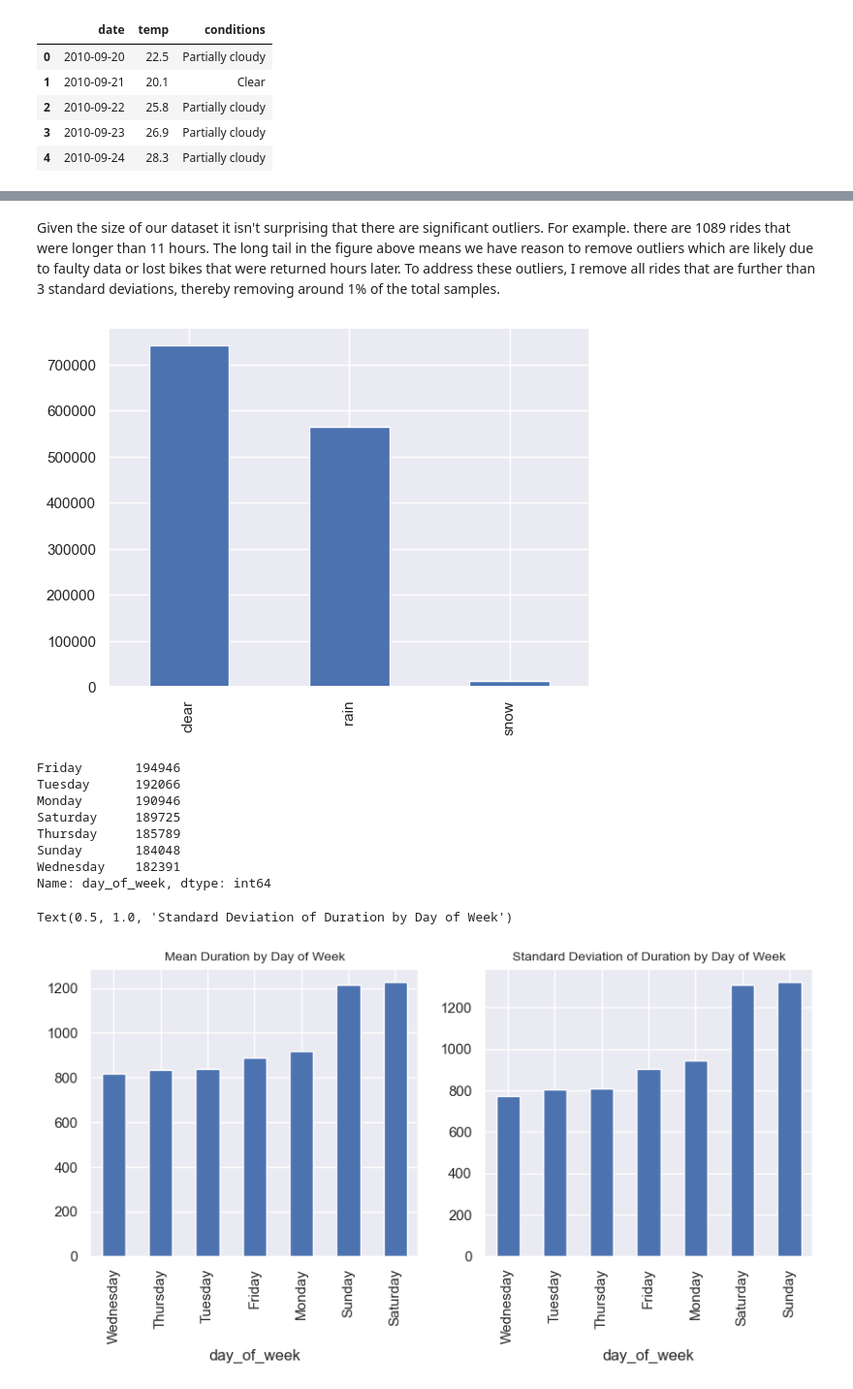
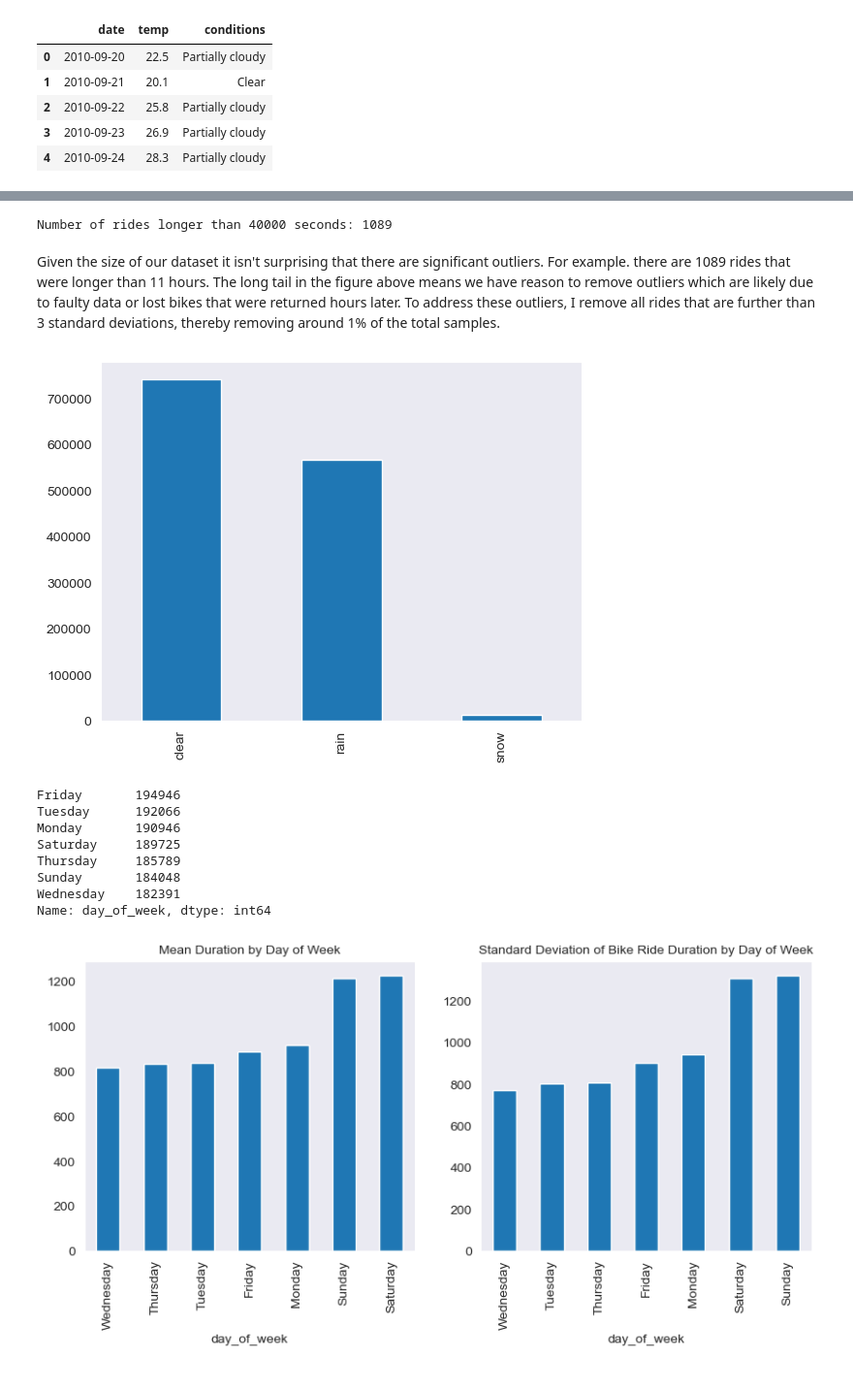
Before and after one commit to GabeNicholson/Predicting-Bikepath-Changes-With-FDR-Control, a Jupyter notebook: (1) data_exploration.ipynb, the cells around one changed output, grey strips where cells are left out. Shown at 97% size. Cells and saved outputs as stored; diff of their text form; code cells hidden in the pictures.

```diff
--- a/(1) data_exploration.ipynb
+++ b/(1) data_exploration.ipynb
@@ -3,8 +3,10 @@ import requests
 from zipfile import ZipFile
 import numpy as np
 import pandas as pd
-import seaborn as sns; sns.set()
 import matplotlib.pyplot as plt
+import seaborn as sns
+sns.set_style('dark')
+%matplotlib inline
 # %% [markdown]
 # Explain dataset and where it comes from and why it is important.
 # %%
@@ -98,3 +96,7 @@ np.sum(df['duration'] > 40000)
+# %%
+print(f"Number of rides longer than 40000 seconds: {np.sum(df['duration'] > 40000)}")
+# %% [output]
+Number of rides longer than 40000 seconds: 1089
 # %% [markdown]
 Given the size of our dataset it isn't surprising that there are significant outliers. For example. there are 1089 rides that were longer than 11 hours. The long tail in the figure above means we have reason to remove outliers which are likely due to faulty data or lost bikes that were returned hours later. To address these outliers, I remove all rides that are further than 3 standard deviations, thereby removing around 1% of the total samples.
 # %%
@@ -111,7 +113,7 @@ def format_weather(row):
 df['conditions'] = df['conditions'].apply(format_weather)
 df['conditions'].value_counts().plot.bar();
 # %% [output]
-[figure, old version]
+[figure, new version]
 # %%
 df.day_of_week.value_counts()
 # %% [output]
@@ -126,10 +128,9 @@ Name: day_of_week, dtype: int64
 # %%
 fig, ax = plt.subplots(1,2, figsize=(10,4))
 df.groupby('day_of_week')['duration'].mean().sort_values().plot.bar(ax=ax[0])
 df.groupby('day_of_week')['duration'].std().sort_values().plot.bar(ax=ax[1])
 ax[0].set_title('Mean Duration by Day of Week', fontsize=10)
-ax[1].set_title('Standard Deviation of Duration by Day of Week', fontsize=10)
+ax[1].set_title('Standard Deviation of Bike Ride Duration by Day of Week', fontsize=10);
 # %% [output]
-Text(0.5, 1.0, 'Standard Deviation of Duration by Day of Week')
-[figure, old version]
+[figure, new version]
 # %% [markdown]
```
Also changed, not shown: parts of 15 cells of this notebook, 3 other files.
